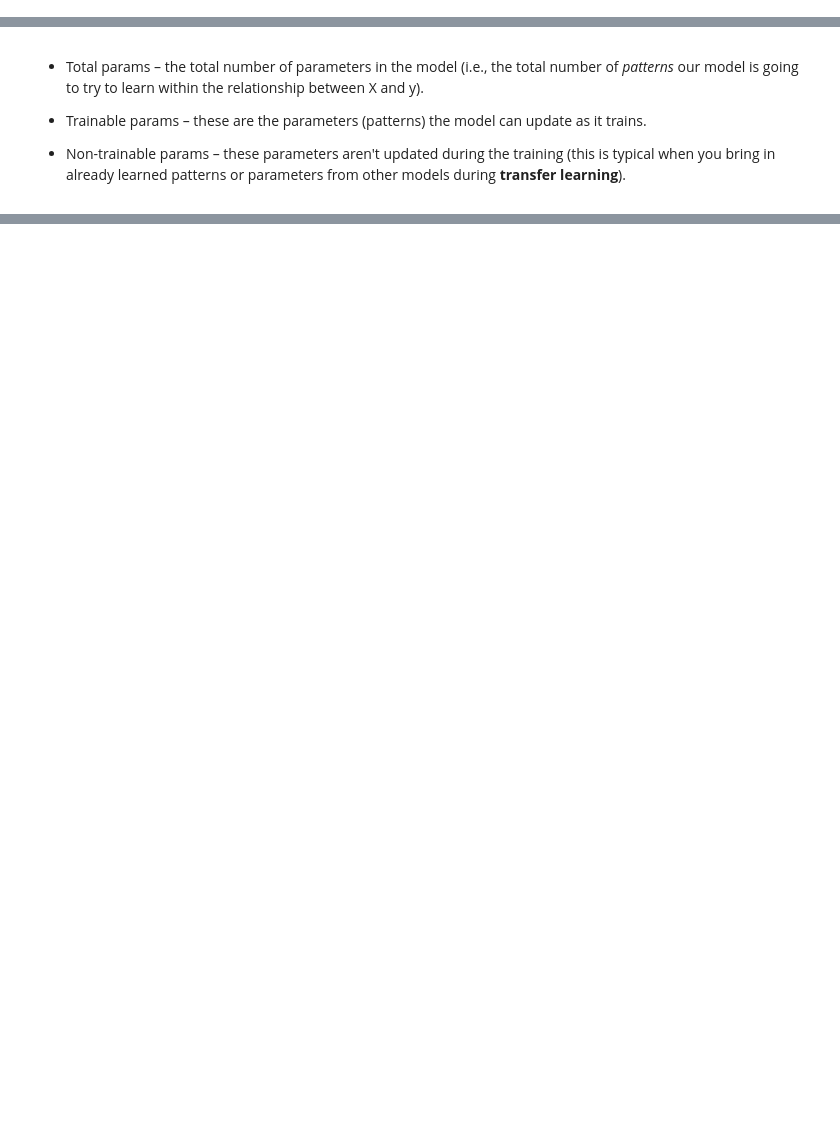
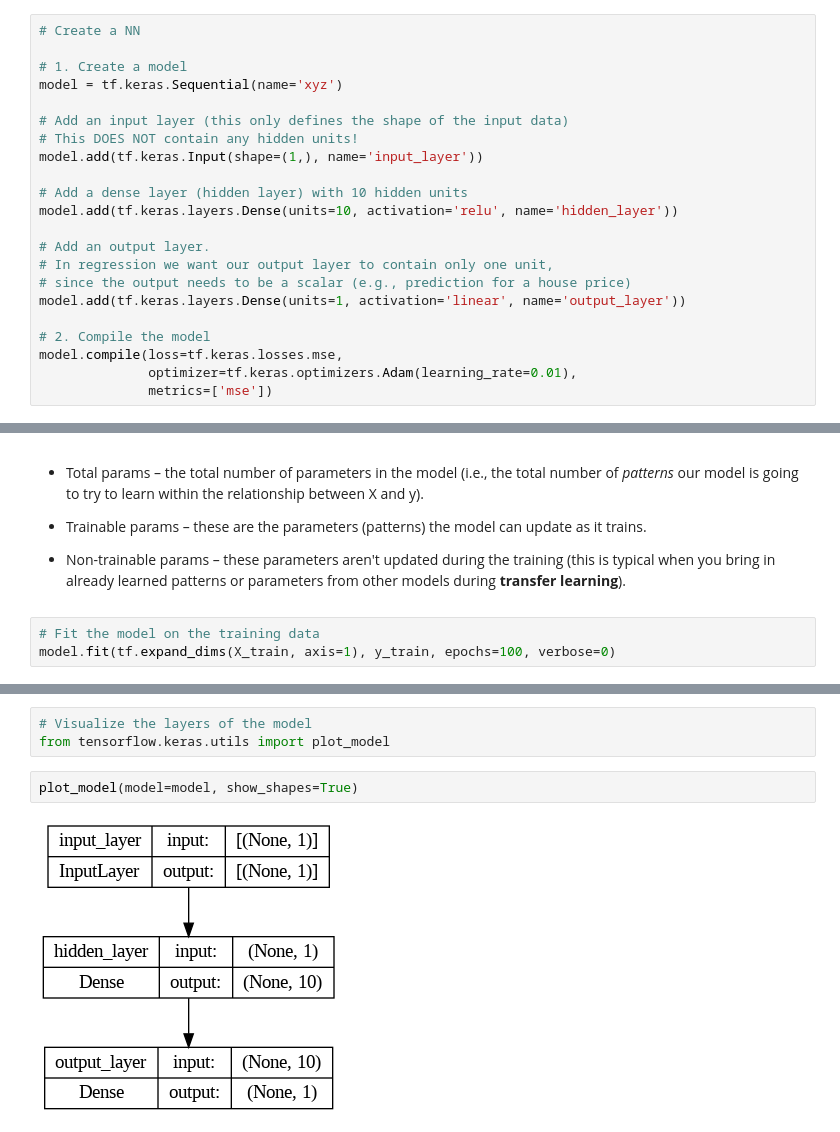
Before and after one commit to HerraKaava/tensorflow, a Jupyter notebook: NN-Regression/Basic_modelling.ipynb, the cells around one changed output, grey strips where cells are left out. Cells and saved outputs as stored; diff of their text form; blank space fills up the shorter version.

Commit message:
Continued on the basic modelling notebook.

```diff
--- a/NN-Regression/Basic_modelling.ipynb
+++ b/NN-Regression/Basic_modelling.ipynb
@@ -402,3 +385,25 @@ model.compile(loss=tf.keras.losses.mae,
+# %%
+# Create a NN
+
+# 1. Create a model
+model = tf.keras.Sequential(name='xyz')
+
+# Add an input layer (this only defines the shape of the input data)
+# This DOES NOT contain any hidden units!
+model.add(tf.keras.Input(shape=(1,), name='input_layer'))
+
+# Add a dense layer (hidden layer) with 10 hidden units
+model.add(tf.keras.layers.Dense(units=10, activation='relu', name='hidden_layer'))
+
+# Add an output layer.
+# In regression we want our output layer to contain only one unit,
+# since the output needs to be a scalar (e.g., prediction for a house price)
+model.add(tf.keras.layers.Dense(units=1, activation='linear', name='output_layer'))
+
+# 2. Compile the model
+model.compile(loss=tf.keras.losses.mse,
+              optimizer=tf.keras.optimizers.Adam(learning_rate=0.01),
+              metrics=['mse'])
 # %%
 # Before fitting, let's visualize the model
 model.summary()
@@ -420,3 +427,6 @@ _________________________________________________________________
 * Trainable params  – these are the parameters (patterns) the model can update as it trains.
 
 * Non-trainable params – these parameters aren't updated during the training (this is typical when you bring in already learned patterns or parameters from other models during **transfer learning**).
+# %%
+# Fit the model on the training data
+model.fit(tf.expand_dims(X_train, axis=1), y_train, epochs=100, verbose=0)
@@ -422,0 +451,7 @@ _________________________________________________________________
+# %%
+# Visualize the layers of the model
+from tensorflow.keras.utils import plot_model
+# %%
+plot_model(model=model, show_shapes=True)
+# %% [output]
+[figure, added]
```
Also changed, not shown: parts of 24 cells of this notebook.
